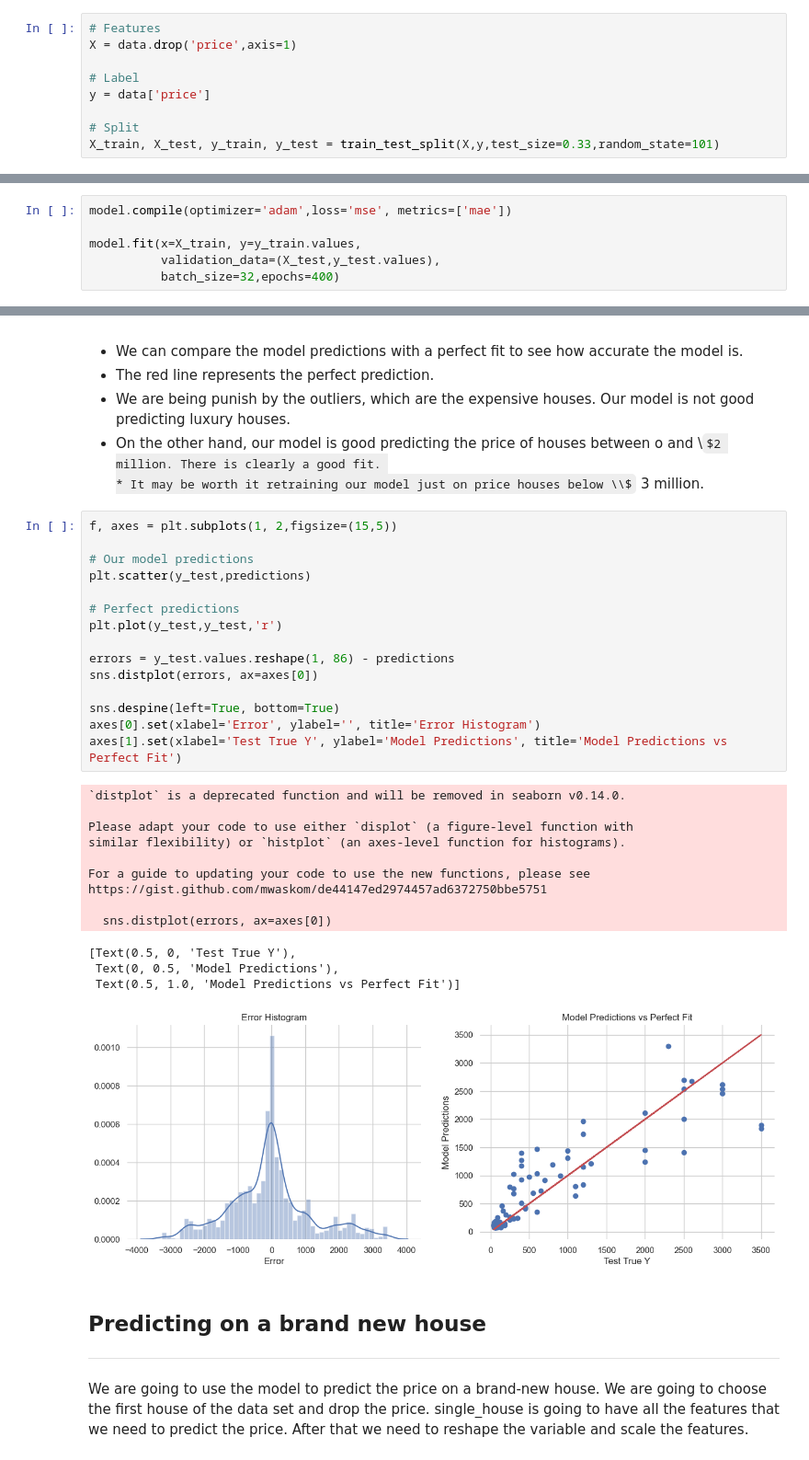
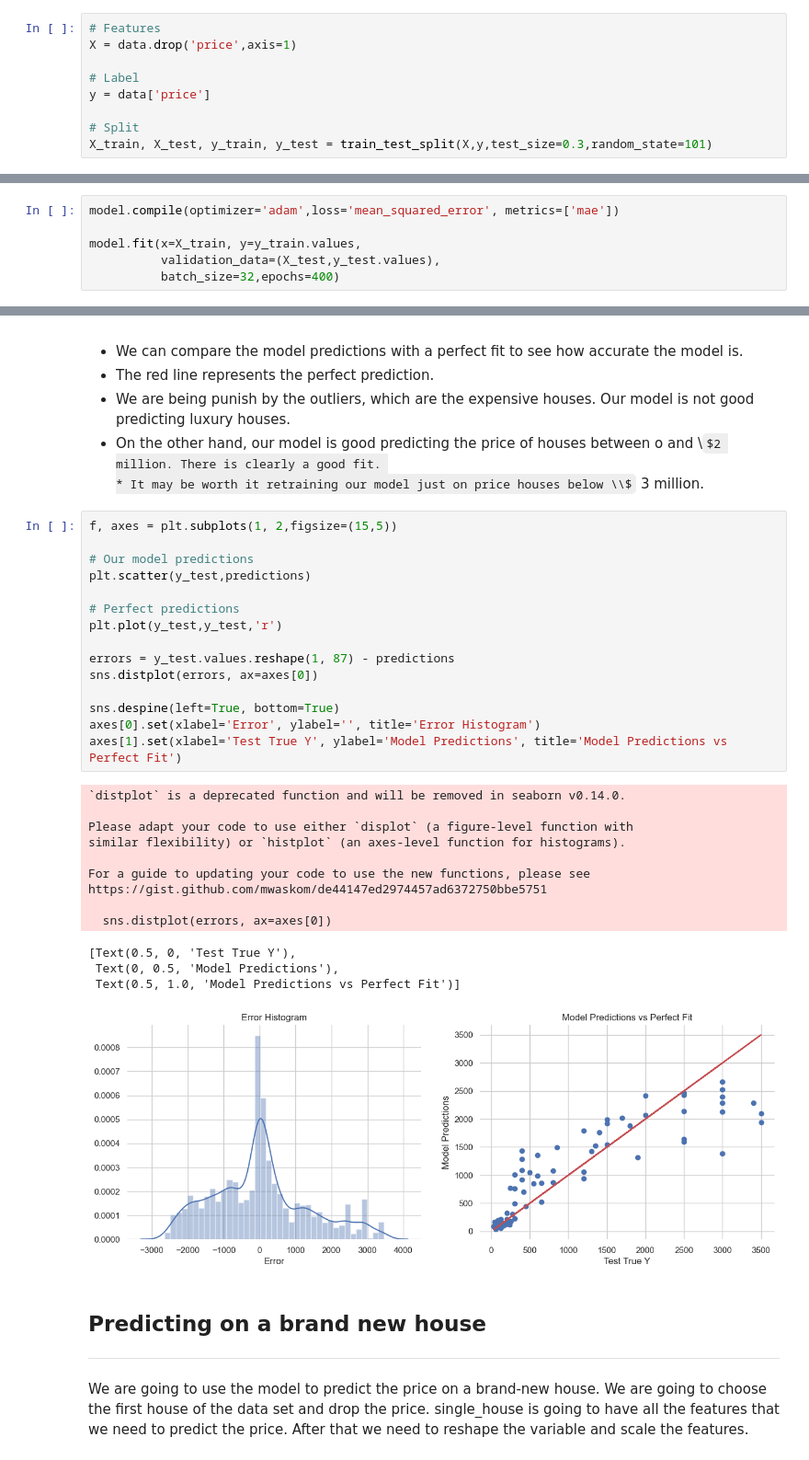
Before and after one commit to iamtatendakagande/irental, a Jupyter notebook: machine/harare/HarareRentNeuralNetworkModel.ipynb, the cells around one changed output, grey strips where cells are left out. Shown: that part at 92% size. Saved outputs shown, nothing was run; the diff lists cells and outputs as text; some formulas as TeX source.

```diff
--- a/machine/harare/HarareRentNeuralNetworkModel.ipynb
+++ b/machine/harare/HarareRentNeuralNetworkModel.ipynb
@@ -413,7 +375,7 @@ X = data.drop('price',axis=1)
 y = data['price']
 
 # Split
-X_train, X_test, y_train, y_test = train_test_split(X,y,test_size=0.33,random_state=101)
+X_train, X_test, y_train, y_test = train_test_split(X,y,test_size=0.3,random_state=101)
 # %%
 print(X_train.shape)
 print(X_test.shape)
@@ -469,6 +432,6 @@ from tensorflow.keras.callbacks import EarlyStopping
 early_stopping = EarlyStopping(monitor='val_loss', patience=20)
 # %%
-model.compile(optimizer='adam',loss='mse', metrics=['mae'])
+model.compile(optimizer='adam',loss='mean_squared_error', metrics=['mae'])
 
 model.fit(x=X_train, y=y_train.values,
           validation_data=(X_test,y_test.values),
@@ -565,32 +537,32 @@ Variance Regression Score:  0.7790775209562196
 # %%
 f, axes = plt.subplots(1, 2,figsize=(15,5))
 
 # Our model predictions
 plt.scatter(y_test,predictions)
 
 # Perfect predictions
 plt.plot(y_test,y_test,'r')
 
-errors = y_test.values.reshape(1, 86) - predictions
+errors = y_test.values.reshape(1, 87) - predictions
 sns.distplot(errors, ax=axes[0])
 
 sns.despine(left=True, bottom=True)
 axes[0].set(xlabel='Error', ylabel='', title='Error Histogram')
 axes[1].set(xlabel='Test True Y', ylabel='Model Predictions', title='Model Predictions vs Perfect Fit')
 # %% [output]
 `distplot` is a deprecated function and will be removed in seaborn v0.14.0.
 
 Please adapt your code to use either `displot` (a figure-level function with
 similar flexibility) or `histplot` (an axes-level function for histograms).
 
 For a guide to updating your code to use the new functions, please see
 https://gist.github.com/mwaskom/de44147ed2974457ad6372750bbe5751
 
   sns.distplot(errors, ax=axes[0])
 [Text(0.5, 0, 'Test True Y'),
  Text(0, 0.5, 'Model Predictions'),
  Text(0.5, 1.0, 'Model Predictions vs Perfect Fit')]
-[figure, old version]
+[figure, new version]
 # %% [markdown]
 <a id="ch10"></a>
 ## Predicting on a brand new house
```
Also changed, not shown: parts of 47 cells of this notebook, 11 other files.
